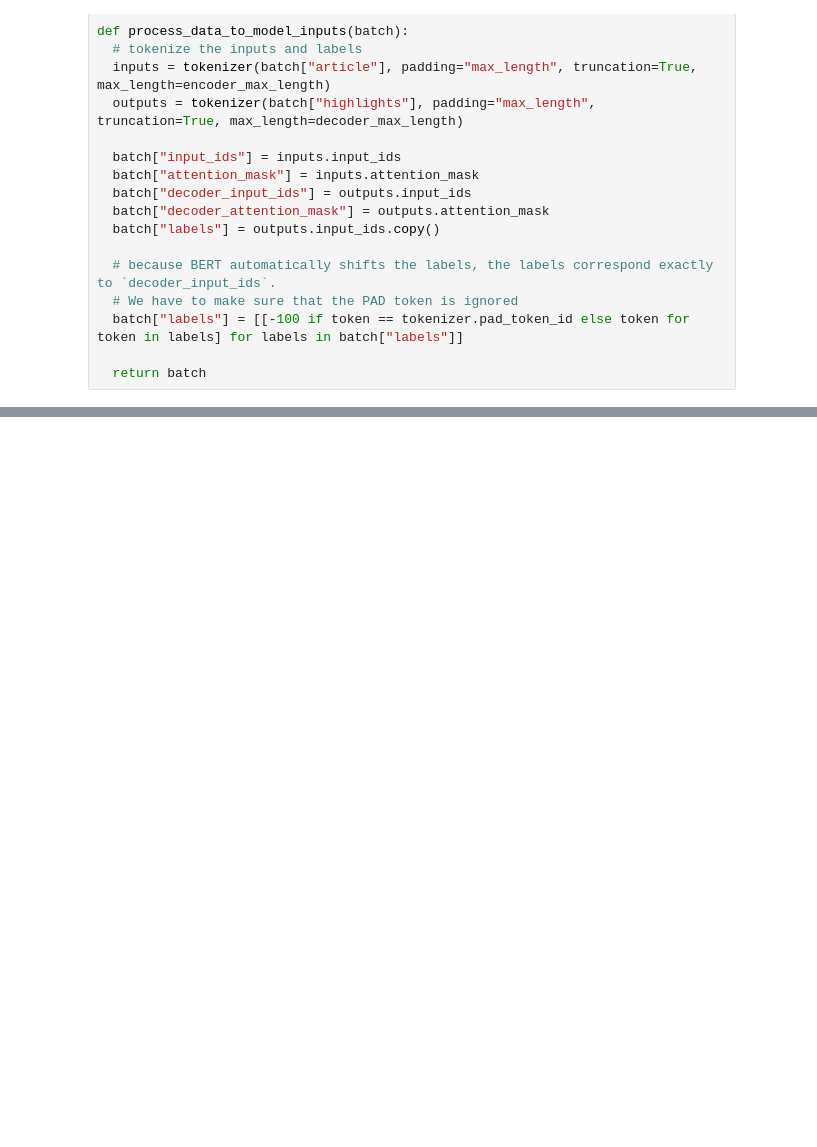
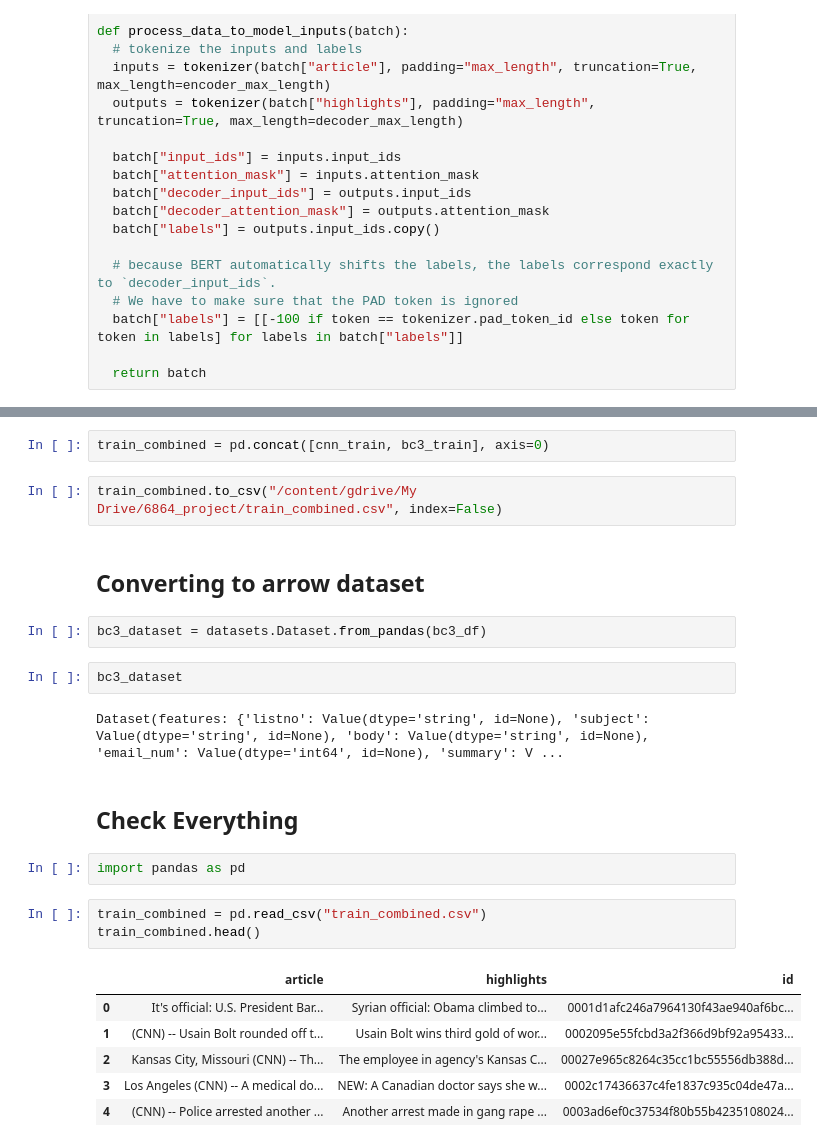
Before and after one commit to cicattzo/nlp_project, a Jupyter notebook: 6_684_group_project.ipynb, the cells around one changed output, grey strips where cells are left out. Saved outputs shown, nothing was run; the diff lists cells and outputs as text; blank space fills up the shorter version.

```diff
--- a/6_684_group_project.ipynb
+++ b/6_684_group_project.ipynb
@@ -50,0 +329,26 @@ NameError: ignored
+# %%
+train_combined = pd.concat([cnn_train, bc3_train], axis=0)
+# %%
+train_combined.to_csv("/content/gdrive/My Drive/6864_project/train_combined.csv", index=False)
+# %% [markdown]
+## Converting to arrow dataset
+# %%
+bc3_dataset = datasets.Dataset.from_pandas(bc3_df)
+# %%
+bc3_dataset
+# %% [output]
+Dataset(features: {'listno': Value(dtype='string', id=None), 'subject': Value(dtype='string', id=None), 'body': Value(dtype='string', id=None), 'email_num': Value(dtype='int64', id=None), 'summary': V ...
+# %% [markdown]
+## Check Everything
+# %%
+import pandas as pd
+# %%
+train_combined = pd.read_csv("train_combined.csv")
+train_combined.head()
+# %% [output]
+|  | article | highlights | id |
+| 0 | It's official: U.S. President Bar... | Syrian official: Obama climbed to... | 0001d1afc246a7964130f43ae940af6bc... |
+| 1 | (CNN) -- Usain Bolt rounded off t... | Usain Bolt wins third gold of wor... | 0002095e55fcbd3a2f366d9bf92a95433... |
+| 2 | Kansas City, Missouri (CNN) -- Th... | The employee in agency's Kansas C... | 00027e965c8264c35cc1bc55556db388d... |
+| 3 | Los Angeles (CNN) -- A medical do... | NEW: A Canadian doctor says she w... | 0002c17436637c4fe1837c935c04de47a... |
+| 4 | (CNN) -- Police arrested another ... | Another arrest made in gang rape ... | 0003ad6ef0c37534f80b55b4235108024... |
```
Also changed, not shown: parts of 31 cells of this notebook.
